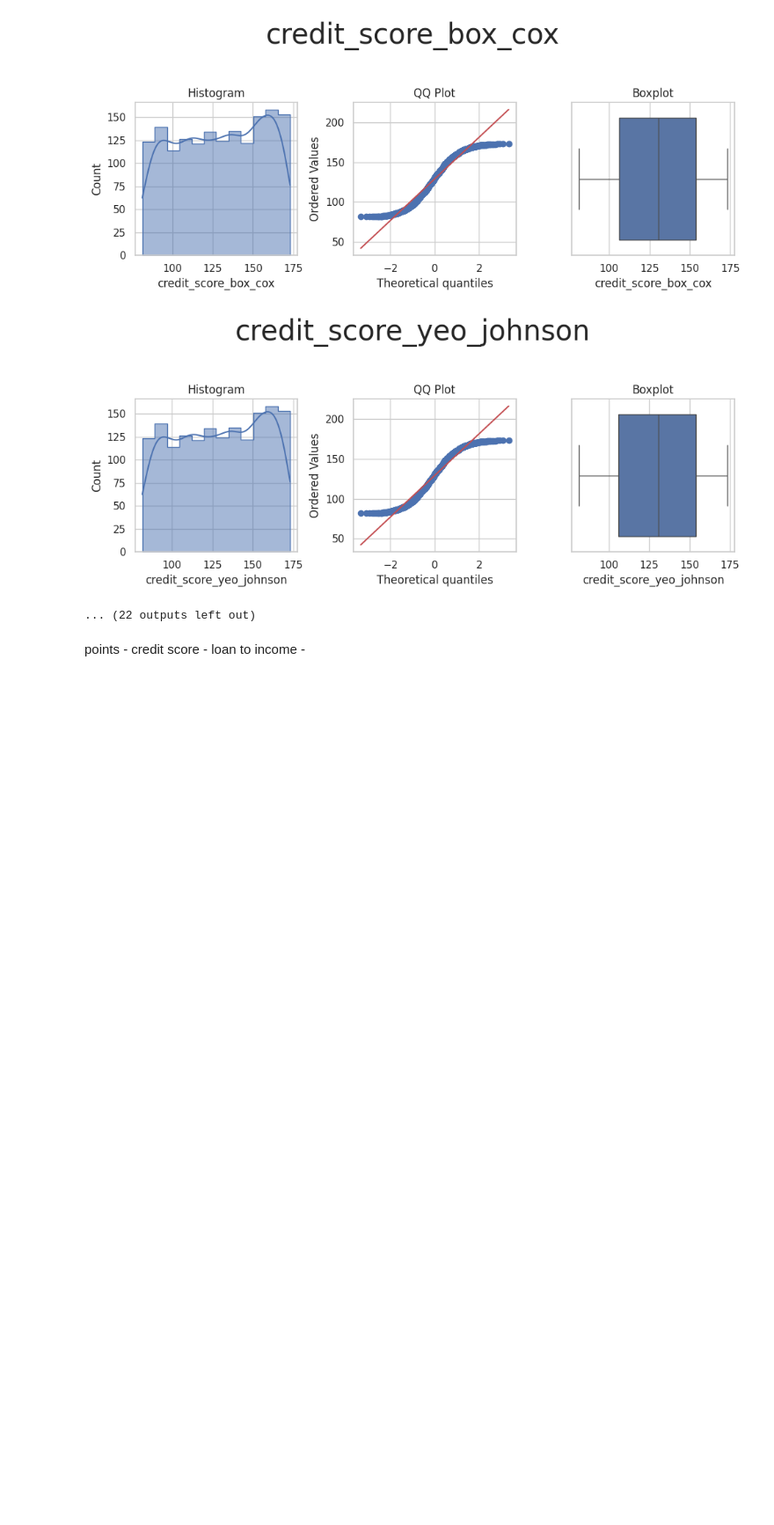
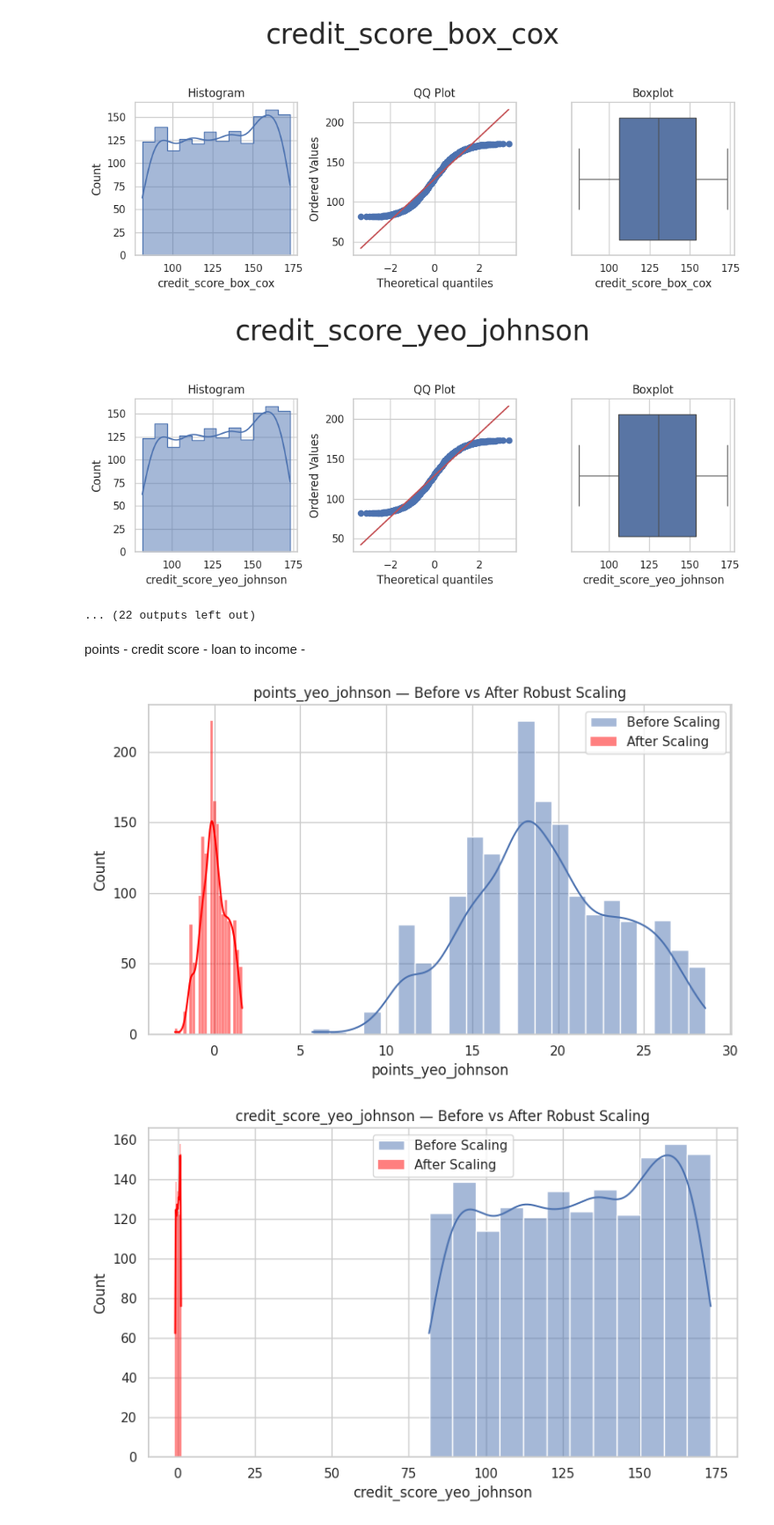
Before and after one commit to DavidRC-Projects/Approval_Predict, a Jupyter notebook: jupyter_notebooks/04 - FeatureEngineering.ipynb, the cells around one changed output. Shown at 88% size. Cells and saved outputs as stored; diff of their text form; code cells hidden in the pictures; blank space fills up the shorter version.

Commit message:
Add RobustScaler step for final selected features

```diff
--- a/jupyter_notebooks/04 - FeatureEngineering.ipynb
+++ b/jupyter_notebooks/04 - FeatureEngineering.ipynb
@@ -291,8 +297,46 @@ loan to income -
 # %%
 from sklearn.preprocessing import RobustScaler
+from sklearn.pipeline import Pipeline
 
-final_features = [
-    'points_yeo_johnson',
-    'credit_score_yeo_johnson',
-    'loan_to_income_box_cox'
-]
+# Select only the final engineered features
+X_train_final = engineered_df.loc[train_set.index, final_features].copy()
+X_test_final = engineered_df.loc[test_set.index, final_features].copy()
+
+trainset_y = train_set['loan_approved']
+testset_y = test_set['loan_approved']
+
+
+train_set
+# Create RobustScaler pipeline
+pipeline = Pipeline([
+    ("feature_scaling", RobustScaler())
+])
+
+# Fit on training set only
+pipeline.fit(X_train_final)
+
+# Transform both sets
+X_train_scaled = pipeline.transform(X_train_final)
+X_test_scaled = pipeline.transform(X_test_final)
+
+# Convert back to DataFrame
+X_train_scaled = pd.DataFrame(X_train_scaled, columns=final_features)
+X_test_scaled = pd.DataFrame(X_test_scaled, columns=final_features)
+
+# Visualization: Before vs After
+sns.set_style('whitegrid')
+for col in final_features:
+    fig, ax = plt.subplots(figsize=(8, 5))
+
+    sns.histplot(X_train_final[col], kde=True, ax=ax, label='Before Scaling')
+    sns.histplot(X_train_scaled[col], kde=True, ax=ax, color='red', label='After Scaling')
+
+    ax.set_title(f"{col} — Before vs After Robust Scaling")
+    ax.legend()
+
+    plt.tight_layout()
+    plt.show()
+    print("\n\n")
+# %% [output]
+[figure, added]
+[figure, added]
```
Also changed, not shown: parts of 2 cells of this notebook.
